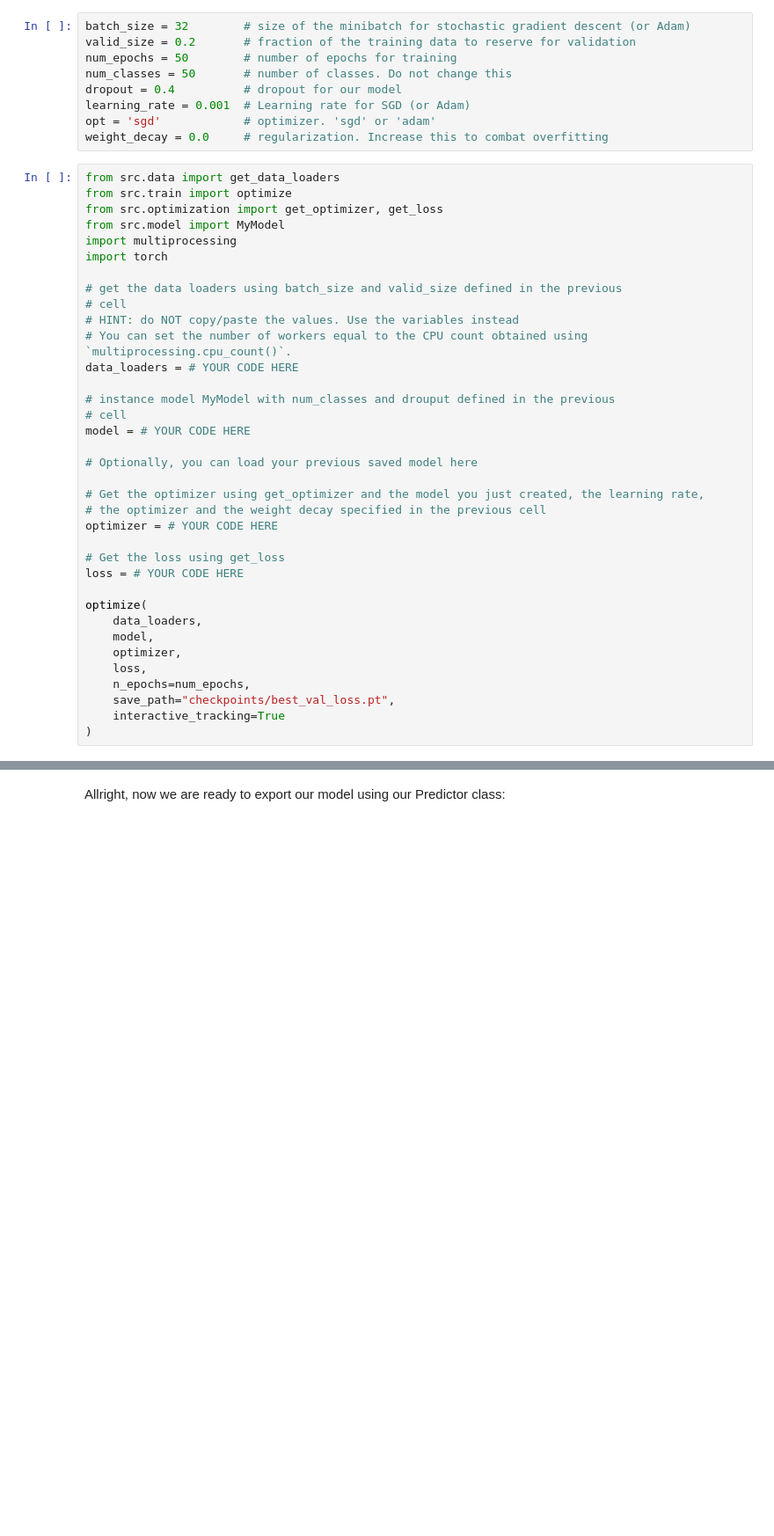
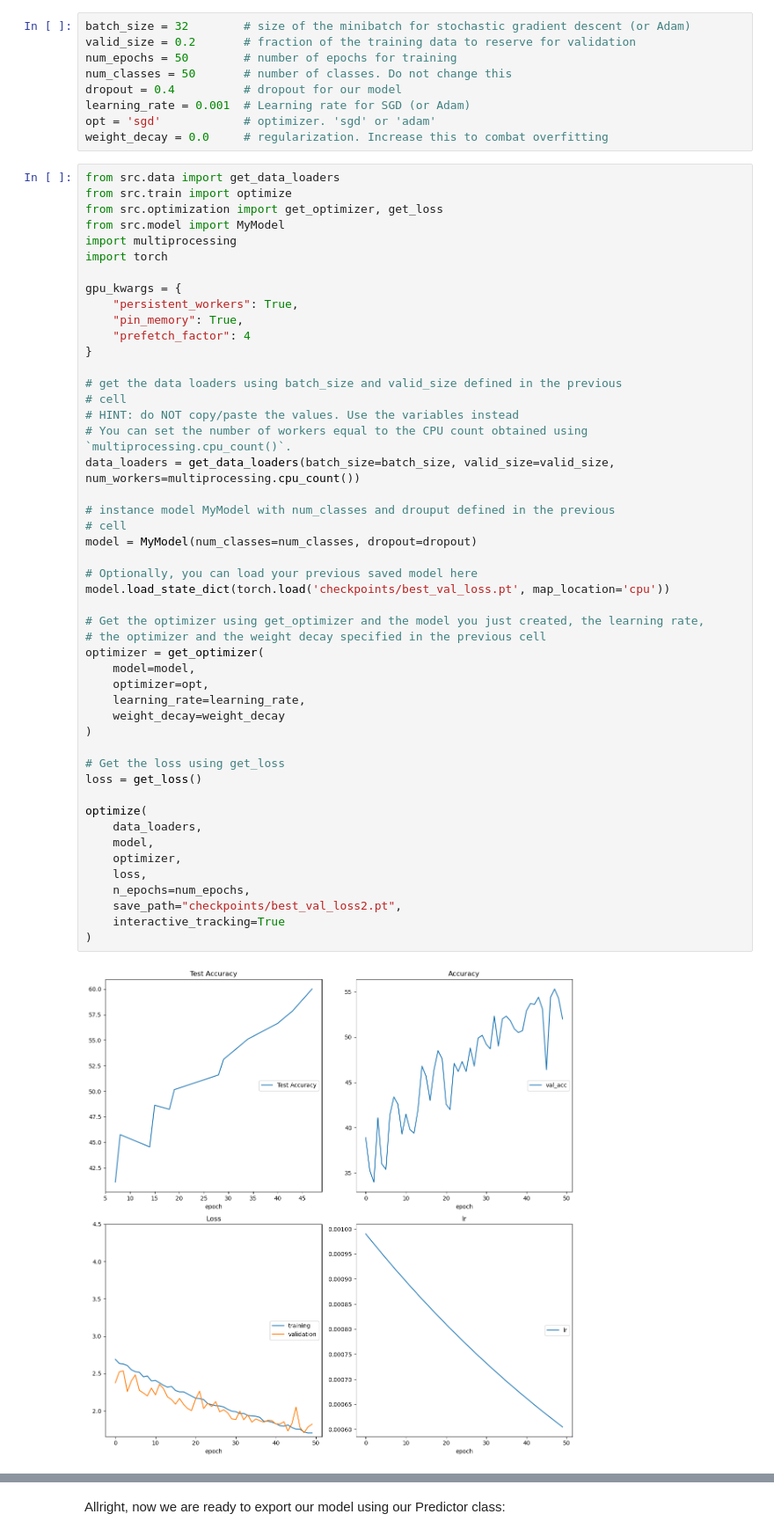
Before and after one commit to ggbaguidi/-Landmark-Classification-Tagging-for-Social-Media, a Jupyter notebook: cnn_from_scratch.ipynb, the cells around one changed output, grey strips where cells are left out. Shown at 88% size. Drawn from its saved outputs; the diff is of its cells as text; blank space fills up the shorter version.

```diff
--- a/cnn_from_scratch.ipynb
+++ b/cnn_from_scratch.ipynb
@@ -195,35 +306,49 @@ weight_decay = 0.0     # regularization. Increase this to combat overfitting
 from src.data import get_data_loaders
 from src.train import optimize
 from src.optimization import get_optimizer, get_loss
 from src.model import MyModel
 import multiprocessing
 import torch
 
+gpu_kwargs = {
+    "persistent_workers": True,
+    "pin_memory": True,
+    "prefetch_factor": 4
+}
+
 # get the data loaders using batch_size and valid_size defined in the previous
 # cell
 # HINT: do NOT copy/paste the values. Use the variables instead
 # You can set the number of workers equal to the CPU count obtained using `multiprocessing.cpu_count()`.
-data_loaders = # YOUR CODE HERE
+data_loaders = get_data_loaders(batch_size=batch_size, valid_size=valid_size, num_workers=multiprocessing.cpu_count())
 
 # instance model MyModel with num_classes and drouput defined in the previous
 # cell
-model = # YOUR CODE HERE
+model = MyModel(num_classes=num_classes, dropout=dropout)
 
 # Optionally, you can load your previous saved model here
+model.load_state_dict(torch.load('checkpoints/best_val_loss.pt', map_location='cpu'))
 
 # Get the optimizer using get_optimizer and the model you just created, the learning rate,
 # the optimizer and the weight decay specified in the previous cell
-optimizer = # YOUR CODE HERE
+optimizer = get_optimizer(
+    model=model,
+    optimizer=opt,
+    learning_rate=learning_rate,
+    weight_decay=weight_decay
+)
 
 # Get the loss using get_loss
-loss = # YOUR CODE HERE
+loss = get_loss()
 
 optimize(
     data_loaders,
     model,
     optimizer,
     loss,
     n_epochs=num_epochs,
-    save_path="checkpoints/best_val_loss.pt",
+    save_path="checkpoints/best_val_loss2.pt",
     interactive_tracking=True
 )
+# %% [output]
+[figure, added]
```
Also changed, not shown: parts of 19 cells of this notebook.
